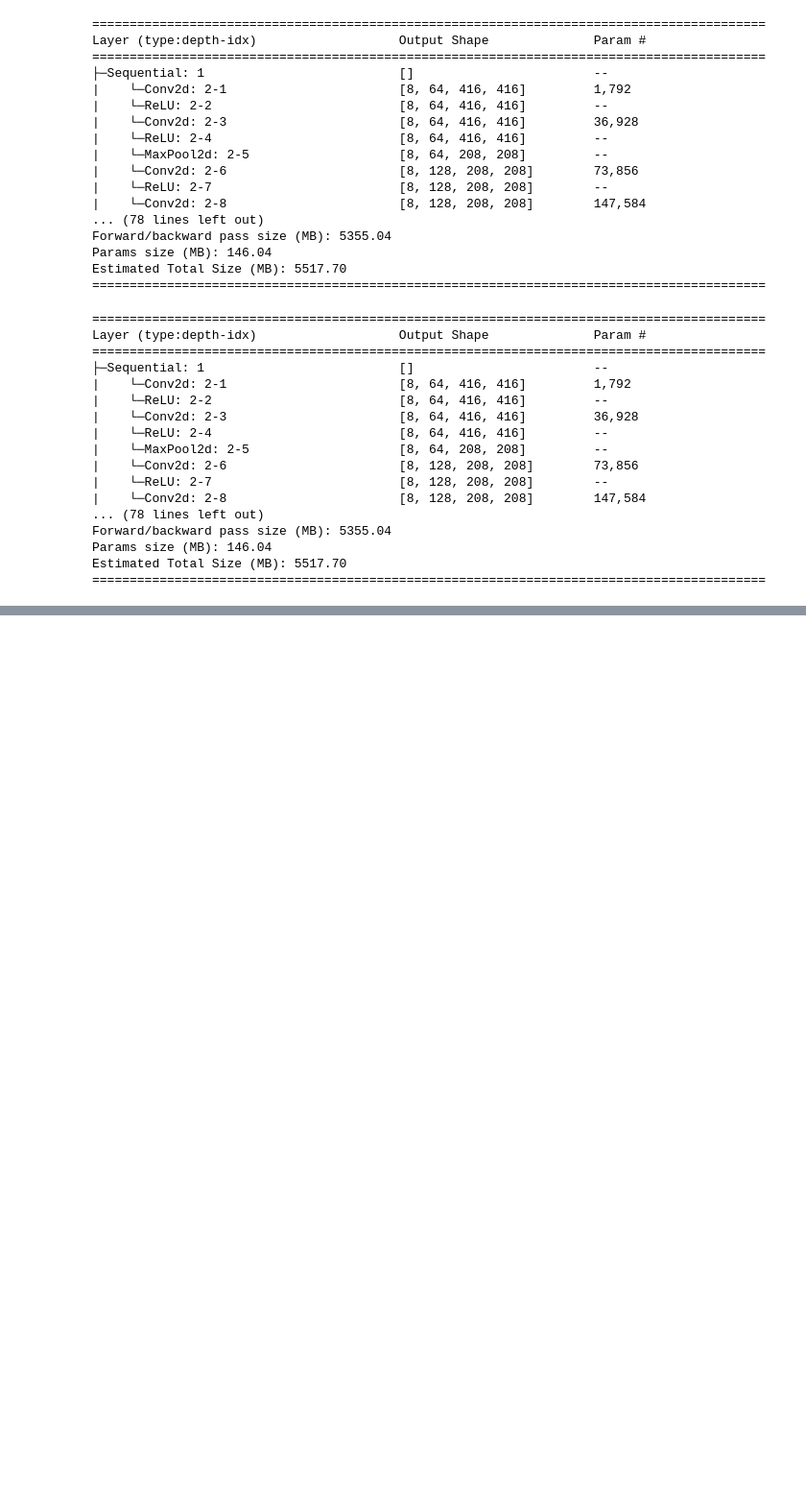
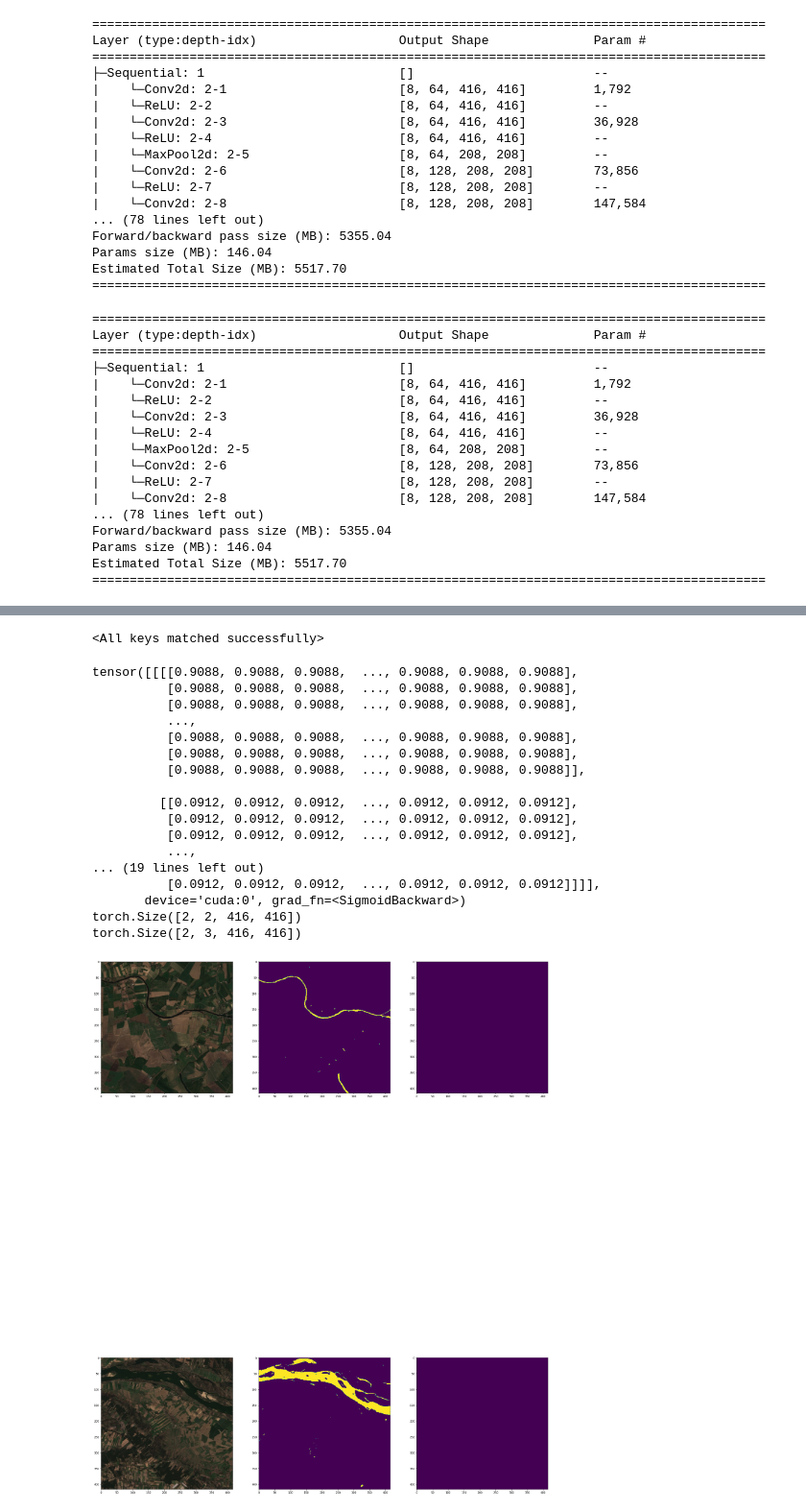
Before and after one commit to radekszostak/RiverSemanticSegmentation, a Jupyter notebook: train.ipynb, the cells around one changed output, grey strips where cells are left out. Shown at 96% size. Cells and saved outputs as stored; diff of their text form; code cells hidden in the pictures; blank space fills up the shorter version.

```diff
--- a/train.ipynb
+++ b/train.ipynb
@@ -32,7 +32,7 @@ PARAMS = {
     "learning_rate": 0.001,
     "batch_size": 8,
     'epochs': 1000,
-    'patience': 20,
+    'patience': 10,
     "train_dataset_size": -1,
     "test_dataset_size": -1,
     "n_classes": 2,
@@ -189,7 +189,7 @@ def print_metrics(metrics, epoch_samples, phase):
 #training loop
 def train_model(model, dataloaders, optimizer, device, num_epochs=25, patience=-1):
     best_model_wts = copy.deepcopy(model.state_dict())
-    best_loss = 1e10
+    best_accuracy = 0
     no_improvement = 0
     for epoch in range(num_epochs):
         print('Epoch {}/{}'.format(epoch, num_epochs - 1))
@@ -222,12 +222,11 @@ def train_model(model, dataloaders, optimizer, device, num_epochs=25, patience=-
                 with torch.set_grad_enabled(phase == 'train'):
                     outputs = model(inputs)
                     loss = calc_loss(outputs, labels, metrics)
-
+                    #print(model.encoder[0].weight.grad)
                     # backward + optimize only if in training phase
                     if phase == 'train':
                         loss.backward()
-                        print(model.outp.weight.grad)
-                        print(model.embs[0].weight.grad)
+                        #pdb.set_trace()
                         optimizer.step()
 
                 # statistics
@@ -235,13 +234,14 @@ def train_model(model, dataloaders, optimizer, device, num_epochs=25, patience=-
 
             print_metrics(metrics, epoch_samples, phase)
             epoch_loss = metrics['loss'] / epoch_samples
+            epoch_accuracy = metrics['iou'] / epoch_samples
 
             # deep copy the model
             if phase == 'val':
-              if epoch_loss < best_loss:
+              if epoch_accuracy > best_accuracy:
                 no_improvement = 0
                 print("Accuracy improvement achieved - saving best model.")
-                best_loss = epoch_loss
+                best_accuracy = epoch_accuracy
                 best_model_wts = copy.deepcopy(model.state_dict())
               else:
                 no_improvement += 1
@@ -250,7 +250,7 @@ def train_model(model, dataloaders, optimizer, device, num_epochs=25, patience=-
         print('{:.0f}m {:.0f}s'.format(time_elapsed // 60, time_elapsed % 60))
         if patience >= 0 and no_improvement > patience:
           break
-    print('Best val loss: {:4f}'.format(best_loss))
+    print('Best accuracy: {:4f}'.format(best_accuracy))
 
     # load best model weights
     model.load_state_dict(best_model_wts)
@@ -270,6 +308,8 @@ torch.save(model.state_dict(),"state_dict.pth")
 # %%
 # load weights
 model.load_state_dict(torch.load("state_dict.pth", map_location="cpu"))
+# %% [output]
+<All keys matched successfully>
 # %%
 # denormalization function
 from torchvision import transforms
@@ -304,27 +344,53 @@ def plot_side_by_side(rgb,ground_truth,predict):
 # %%
 # visualize example segmentation
 import math
 model.eval()   # Set model to evaluate mode
 test_dataset = Dataset(x_test_dir, y_test_dir, input_size=PARAMS['input_size'], output_size=PARAMS['output_size'], n_classes=PARAMS['n_classes'])
-test_loader = DataLoader(test_dataset, batch_size=3, shuffle=True, num_workers=0)
+test_loader = DataLoader(test_dataset, batch_size=2, shuffle=True, num_workers=0)
 inputs, labels = next(iter(test_loader))
 inputs = inputs.to(device)
 labels = labels.to(device)
 
 labels = labels.data.cpu().numpy()
 pred = model(inputs)
+
 pred = torch.sigmoid(pred)
+
+print(pred)
 pred = torch.round(pred)
+print(pred.size())
+
 pred = pred.data.cpu().numpy()
 inputs = inputs.data.cpu()
 
 # dataloader return normalized input image, so we have to denormalize before viewing
 input_images = reverse_transform(inputs)
 # target and predict mask are single channel, so squeeze
 target_masks = labels2mask(labels)
+
 pred = labels2mask(pred)
+
 # use helper function to plot
 plot_side_by_side(input_images, target_masks, pred)
+# %% [output]
+tensor([[[[0.9088, 0.9088, 0.9088,  ..., 0.9088, 0.9088, 0.9088],
+          [0.9088, 0.9088, 0.9088,  ..., 0.9088, 0.9088, 0.9088],
+          [0.9088, 0.9088, 0.9088,  ..., 0.9088, 0.9088, 0.9088],
+          ...,
+          [0.9088, 0.9088, 0.9088,  ..., 0.9088, 0.9088, 0.9088],
+          [0.9088, 0.9088, 0.9088,  ..., 0.9088, 0.9088, 0.9088],
+          [0.9088, 0.9088, 0.9088,  ..., 0.9088, 0.9088, 0.9088]],
+
+         [[0.0912, 0.0912, 0.0912,  ..., 0.0912, 0.0912, 0.0912],
+          [0.0912, 0.0912, 0.0912,  ..., 0.0912, 0.0912, 0.0912],
+          [0.0912, 0.0912, 0.0912,  ..., 0.0912, 0.0912, 0.0912],
+          ...,
+... (19 lines left out)
+          [0.0912, 0.0912, 0.0912,  ..., 0.0912, 0.0912, 0.0912]]]],
+       device='cuda:0', grad_fn=<SigmoidBackward>)
+torch.Size([2, 2, 416, 416])
+torch.Size([2, 3, 416, 416])
+[figure, added]
 # %%
 #evaluate model
 test_dataset = Dataset(x_test_dir, y_test_dir, input_size=PARAMS['input_size'], output_size=PARAMS['output_size'], n_classes=PARAMS['n_classes'])
```
Also changed, not shown: parts of 4 cells of this notebook, 1 other file.
